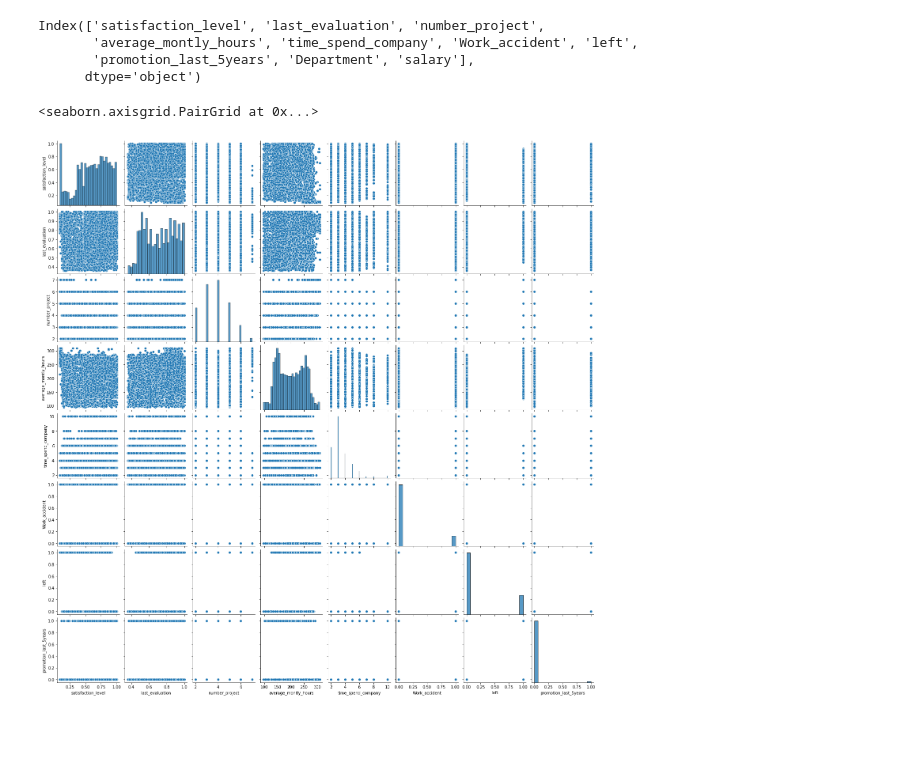
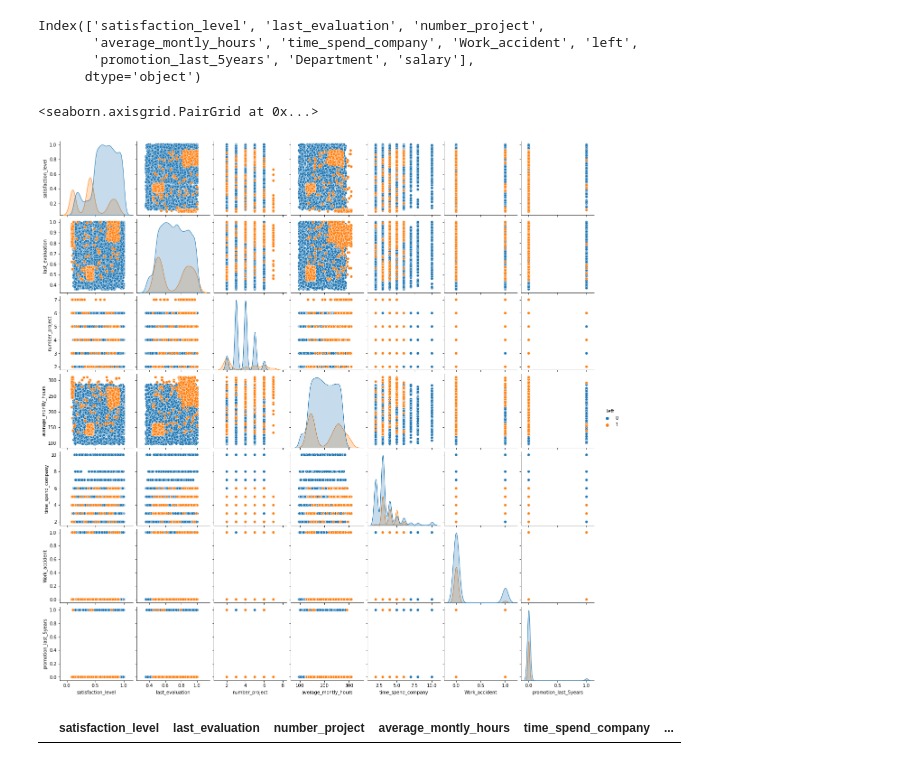
Before and after one commit to JosephMutua/Employees_retention_model, a Jupyter notebook: EDA.ipynb, the cells around one changed output. Cells and saved outputs as stored; diff of their text form; code cells hidden in the pictures; blank space fills up the shorter version.

Commit message:
Pair plot hue analysis

```diff
--- a/EDA.ipynb
+++ b/EDA.ipynb
@@ -256,7 +256,11 @@ Index(['satisfaction_level', 'last_evaluation', 'number_project',
        'promotion_last_5years', 'Department', 'salary'],
       dtype='object')
 # %%
-sns.pairplot(df.drop(["Department","salary"], axis ="columns"))
+sns.pairplot(df.drop(["Department","salary"], axis ="columns"), hue ="left")
 # %% [output]
 <seaborn.axisgrid.PairGrid at 0x...>
-[figure, old version]
+[figure, new version]
+# %%
+df[df['Department'].isnull()]
+# %% [output]
+|  | satisfaction_level | last_evaluation | number_project | average_montly_hours | time_spend_company | ... |
```
Also changed, not shown: parts of 1 cell of this notebook.
